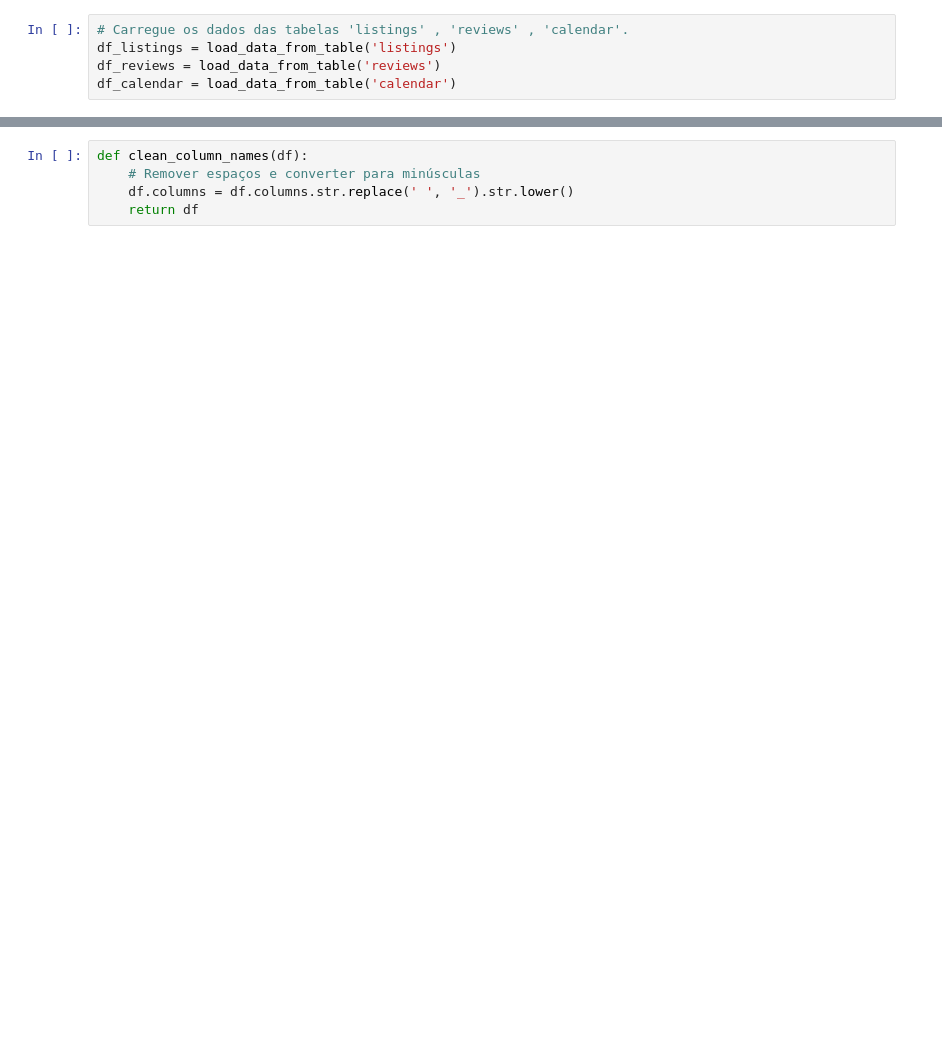
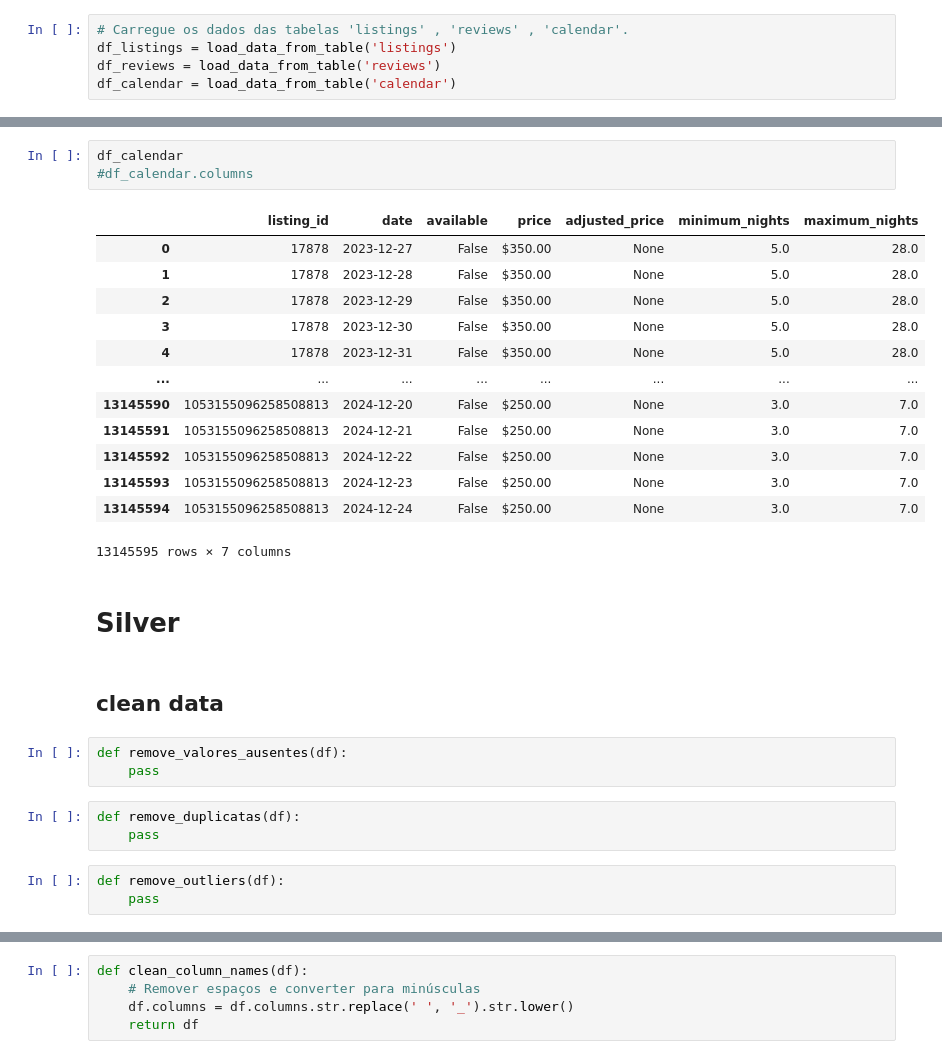
Before and after one commit to guilhermebezerrads/analytics-engineering-project, a Jupyter notebook: analytics_engineering_airbnb.ipynb, the cells around one changed output, grey strips where cells are left out. Cells and saved outputs as stored; diff of their text form; blank space fills up the shorter version.

```diff
--- a/analytics_engineering_airbnb.ipynb
+++ b/analytics_engineering_airbnb.ipynb
@@ -27 +51,31 @@ def load_data_from_table(table_name):
+# %%
+df_calendar
+#df_calendar.columns
+# %% [output]
+|  | listing_id | date | available | price | adjusted_price | minimum_nights | maximum_nights |
+| 0 | 17878 | 2023-12-27 | False | $350.00 | None | 5.0 | 28.0 |
+| 1 | 17878 | 2023-12-28 | False | $350.00 | None | 5.0 | 28.0 |
+| 2 | 17878 | 2023-12-29 | False | $350.00 | None | 5.0 | 28.0 |
+| 3 | 17878 | 2023-12-30 | False | $350.00 | None | 5.0 | 28.0 |
+| 4 | 17878 | 2023-12-31 | False | $350.00 | None | 5.0 | 28.0 |
+| ... | ... | ... | ... | ... | ... | ... | ... |
+| 13145590 | 1053155096258508813 | 2024-12-20 | False | $250.00 | None | 3.0 | 7.0 |
+| 13145591 | 1053155096258508813 | 2024-12-21 | False | $250.00 | None | 3.0 | 7.0 |
+| 13145592 | 1053155096258508813 | 2024-12-22 | False | $250.00 | None | 3.0 | 7.0 |
+| 13145593 | 1053155096258508813 | 2024-12-23 | False | $250.00 | None | 3.0 | 7.0 |
+| 13145594 | 1053155096258508813 | 2024-12-24 | False | $250.00 | None | 3.0 | 7.0 |
+13145595 rows × 7 columns
+# %% [markdown]
+# Silver
+# %% [markdown]
+## clean data
+# %%
+def remove_valores_ausentes(df):
+    pass
+# %%
+def remove_duplicatas(df):
+    pass
+# %%
+def remove_outliers(df):
+    pass
 # %%
```
Also changed, not shown: parts of 16 cells of this notebook.
